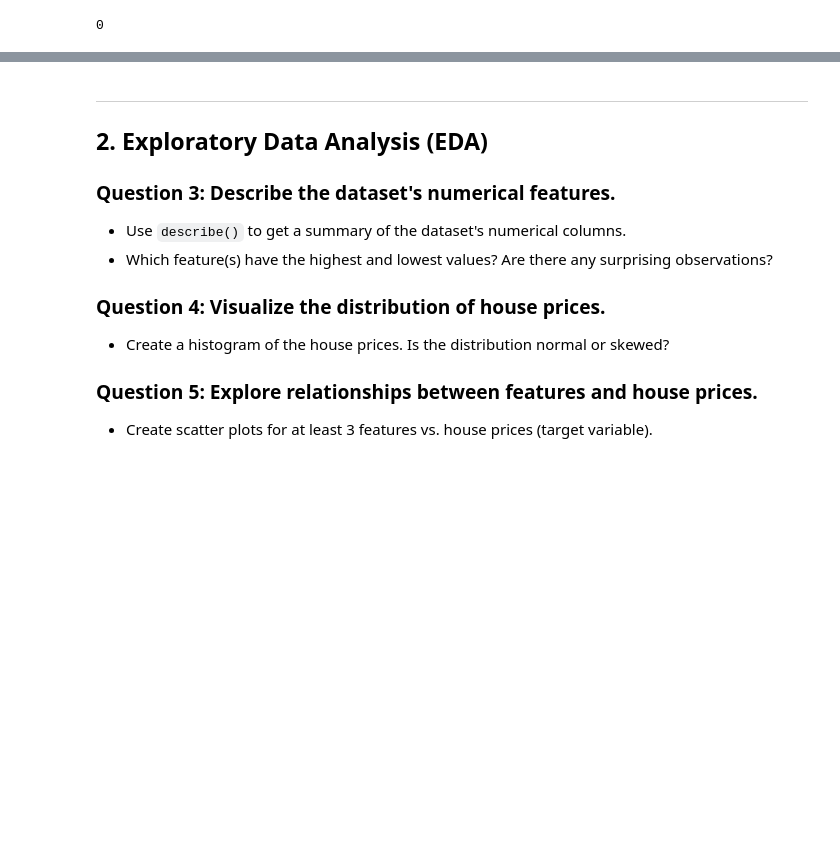
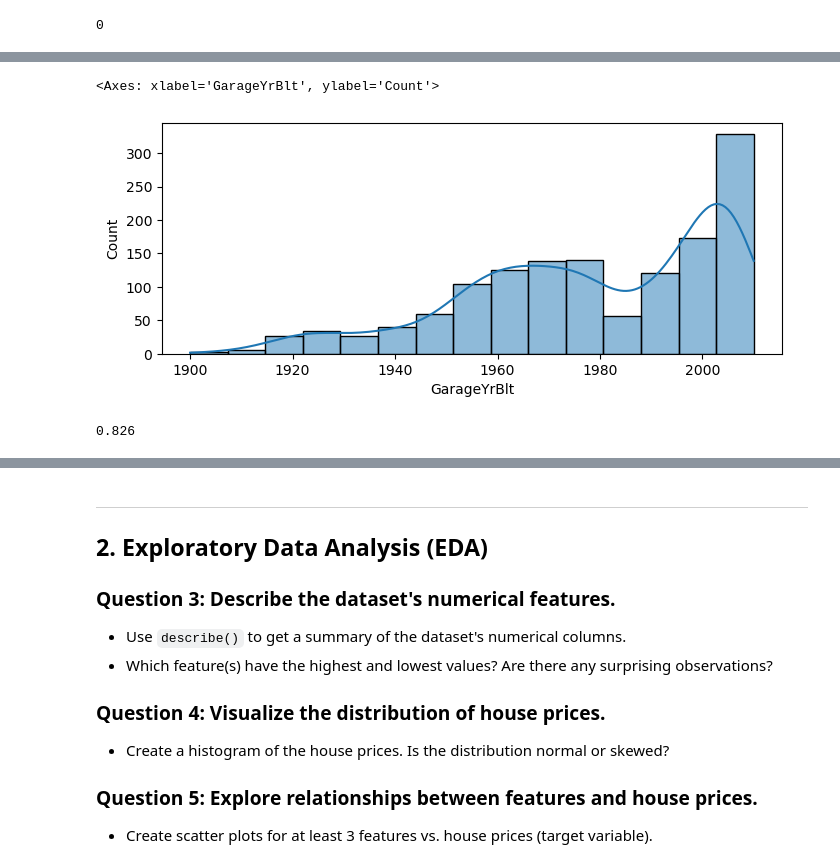
Before and after one commit to sergiimakhin/Redi, a Jupyter notebook: House_Prices/housing_price_assigment.ipynb, the cells around one changed output, grey strips where cells are left out. Saved outputs shown, nothing was run; the diff lists cells and outputs as text; code cells hidden in the pictures; blank space fills up the shorter version.

```diff
--- a/House_Prices/housing_price_assigment.ipynb
+++ b/House_Prices/housing_price_assigment.ipynb
@@ -110,0 +105,13 @@ df['LotFrontage'].isnull().sum()                                            # ch
+# %%
+# Explore the GarageYrBlt feature (Year garage was built)
+plt.figure(figsize=(8, 3))
+sns.histplot(df['GarageYrBlt'].dropna(), kde=True)
+# %% [output]
+<Axes: xlabel='GarageYrBlt', ylabel='Count'>
+[figure, added]
+# %%
+# This feature has relatively hight number of NaNs and can be strongly correlated with another feature (YearBuilt) which has no NaNs.
+# Let's check the correlation between GarageYrBlt and YearBuilt
+df.GarageYrBlt.corr(df["YearBuilt"]).round(3)
+# %% [output]
+0.826
```
Also changed, not shown: parts of 14 cells of this notebook, 4 other files.
